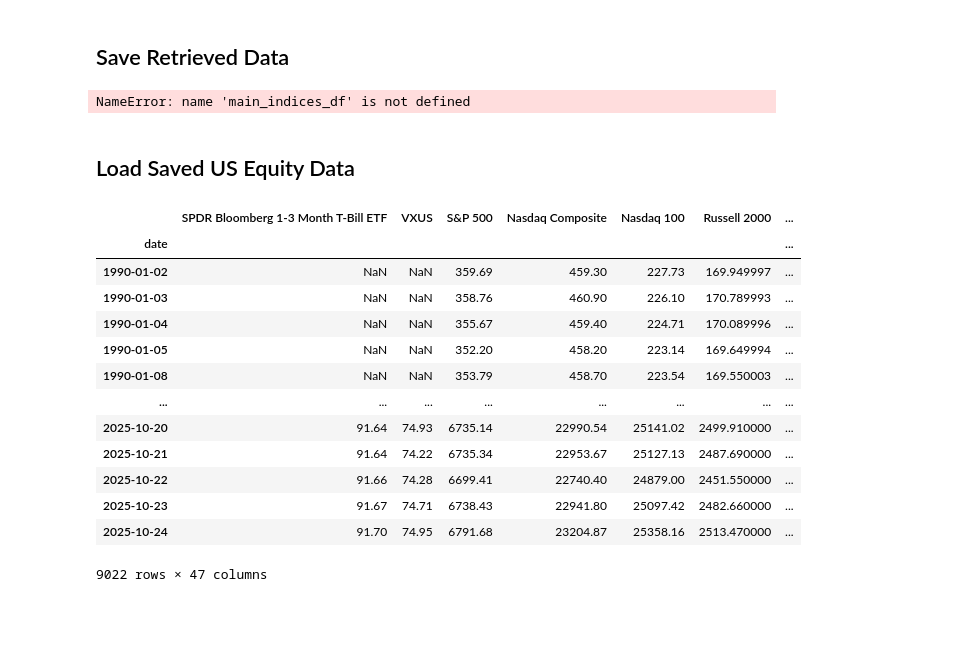
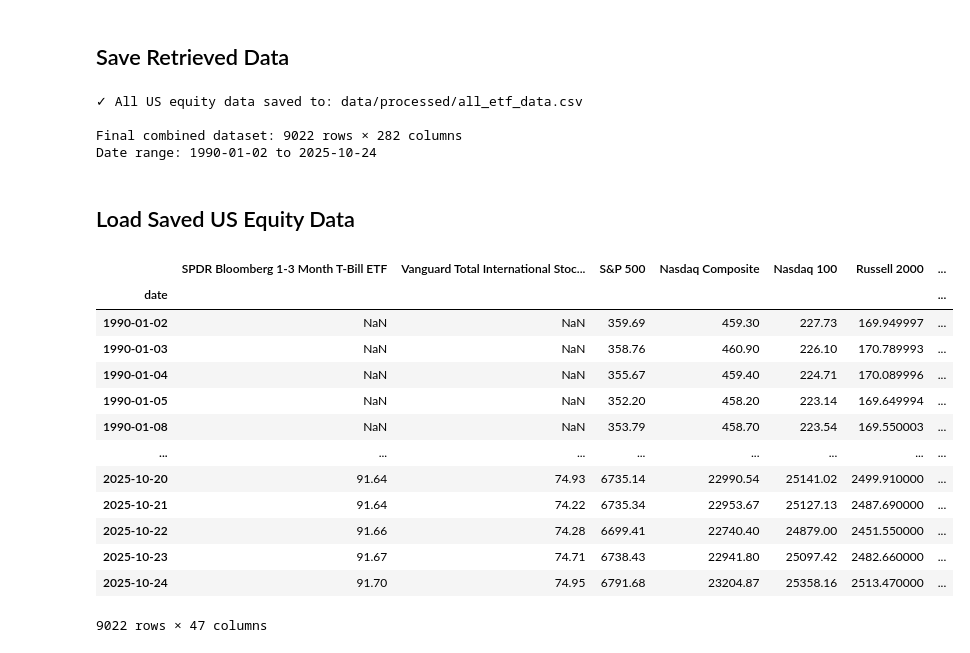
Before and after one commit to jessego20/FE800_project_code, a Jupyter notebook: data_collection_2.ipynb, the cells around one changed output. Drawn from its saved outputs; the diff is of its cells as text; code cells hidden in the pictures; blank space fills up the shorter version.

Commit message:
fixed data retrieval

```diff
--- a/data_collection_us_traded.ipynb
+++ b/data_collection_2.ipynb
@@ -219,7 +205,7 @@ def fetch_index_data(symbol, date_from='1990-01-01', date_to='2025-09-26', api_k
         print(f'✗ {symbol}: Error - {str(e)}')
         return None
 
-def fetch_all_us_equity_data(indices_dict, date_from='1990-01-01', date_to='2025-09-26'):
+def fetch_all_data(indices_dict, date_from='1990-01-01', date_to='2025-09-26'):
     """
     Fetch all US equity indices data from the indices dictionary with improved categorization
 
@@ -404,11 +390,22 @@ def fetch_all_us_equity_data(indices_dict, date_from='1990-01-01', date_to='2025
 
     return main_indices_df, main_etfs_df, sector_etfs_df, style_etfs_df, size_etfs_df, metadata_df
 
-us_equity_symbol_names = {
+symbol_names = {
+    # INTERNATIONAL EQUITY ETFS
+    'VXUS': 'Vanguard Total International Stock ETF',
+    'VEA': 'Vanguard FTSE Developed Markets ETF',
+    'VWO': 'Vanguard FTSE Emerging Markets ETF',
+    'VGK': 'Vanguard FTSE Europe ETF',
+    'VPL': 'Vanguard FTSE Pacific ETF',
+    'FXI': 'iShares China Large-Cap ETF',
+    'EWJ': 'iShares MSCI Japan ETF',
+    'INDA': 'iShares MSCI India ETF',
+
     # BOND ETFS
     'BIL': 'SPDR Bloomberg 1-3 Month T-Bill ETF',
     'SHY': 'iShares 1-3 Year Treasury Bond ETF',
     'IEF': 'iShares 7-10 Year Treasury Bond ETF',
+
     # MAJOR INDICES
     '^GSPC': 'S&P 500',
     '^IXIC': 'Nasdaq Composite',
@@ -540,52 +526,30 @@ Processing US Government Bonds: SPDR Bloomberg 1-3 Month T-Bill ETF
 # %% [markdown]
 ## Save Retrieved Data
 # %%
-# Save all data categories separately
-if main_indices_df is not None:
-    main_indices_df.to_csv('data/processed/us_equity_main_indices.csv')
-    print('✓ Main indices saved to: data/processed/us_equity_main_indices.csv')
-
-if main_etfs_df is not None:
-    main_etfs_df.to_csv('data/processed/us_equity_main_etfs.csv')
-    print('✓ Main ETFs saved to: data/processed/us_equity_main_etfs.csv')
-
-if sector_etfs_df is not None:
-    sector_etfs_df.to_csv('data/processed/us_equity_sector_etfs.csv')
-    print('✓ Sector ETFs saved to: data/processed/us_equity_sector_etfs.csv')
-
-if style_etfs_df is not None:
-    style_etfs_df.to_csv('data/processed/us_equity_style_etfs.csv')
-    print('✓ Style ETFs saved to: data/processed/us_equity_style_etfs.csv')
-
-if size_etfs_df is not None:
-    size_etfs_df.to_csv('data/processed/us_equity_size_etfs.csv')
-    print('✓ Size ETFs saved to: data/processed/us_equity_size_etfs.csv')
-
-# # Save metadata
-# metadata_df.to_csv('data/processed/us_equity_metadata.csv', index=False)
-# print('✓ Metadata saved to: data/processed/us_equity_metadata.csv')
-
 # Combine all into single comprehensive file
-all_us_equity_data = pd.concat([
+all_data = pd.concat([
     df for df in [main_indices_df, main_etfs_df, sector_etfs_df, style_etfs_df, size_etfs_df]
     if df is not None
 ], axis=1)
 
-all_us_equity_data.to_csv('data/processed/us_equity_all_data.csv')
-print('✓ All US equity data saved to: data/processed/us_equity_all_data.csv')
-print(f'\nFinal combined dataset: {all_us_equity_data.shape[0]} rows × {all_us_equity_data.shape[1]} columns')
-print(f'Date range: {all_us_equity_data.index.min().date()} to {all_us_equity_data.index.max().date()}')
+all_data.to_csv('data/processed/all_etf_data.csv')
+print('✓ All US equity data saved to: data/processed/all_etf_data.csv')
+print(f'\nFinal combined dataset: {all_data.shape[0]} rows × {all_data.shape[1]} columns')
+print(f'Date range: {all_data.index.min().date()} to {all_data.index.max().date()}')
 # %% [output]
-NameError: name 'main_indices_df' is not defined
+✓ All US equity data saved to: data/processed/all_etf_data.csv
+
+Final combined dataset: 9022 rows × 282 columns
+Date range: 1990-01-02 to 2025-10-24
 # %% [markdown]
 ## Load Saved US Equity Data
 # %%
-all_us_equity_data = pd.read_csv('data/processed/us_equity_all_data.csv', index_col=0, header=[0, 1], parse_dates=True)
-all_us_equity_close_cols = all_us_equity_data.columns[all_us_equity_data.columns.get_level_values(1) == 'close']
-all_us_equity_close_prices = all_us_equity_data[all_us_equity_close_cols].droplevel(1, axis=1).rename(columns=us_equity_symbol_names)
-all_us_equity_close_prices
+all_data = pd.read_csv('data/processed/all_etf_data.csv', index_col=0, header=[0, 1], parse_dates=True)
+all_data_close_cols = all_data.columns[all_data.columns.get_level_values(1) == 'close']
+all_data_close_prices = all_data[all_data_close_cols].droplevel(1, axis=1).rename(columns=symbol_names)
+all_data_close_prices
 # %% [output]
-|  | SPDR Bloomberg 1-3 Month T-Bill ETF | VXUS | S&P 500 | Nasdaq Composite | Nasdaq 100 | Russell 2000 | ... |
+|  | SPDR Bloomberg 1-3 Month T-Bill ETF | Vanguard Total International Stoc... | S&P 500 | Nasdaq Composite | Nasdaq 100 | Russell 2000 | ... |
 | date |  |  |  |  |  |  | ... |
 | 1990-01-02 | NaN | NaN | 359.69 | 459.30 | 227.73 | 169.949997 | ... |
 | 1990-01-03 | NaN | NaN | 358.76 | 460.90 | 226.10 | 170.789993 | ... |
```
Also changed, not shown: parts of 5 cells of this notebook, 9 other files.
